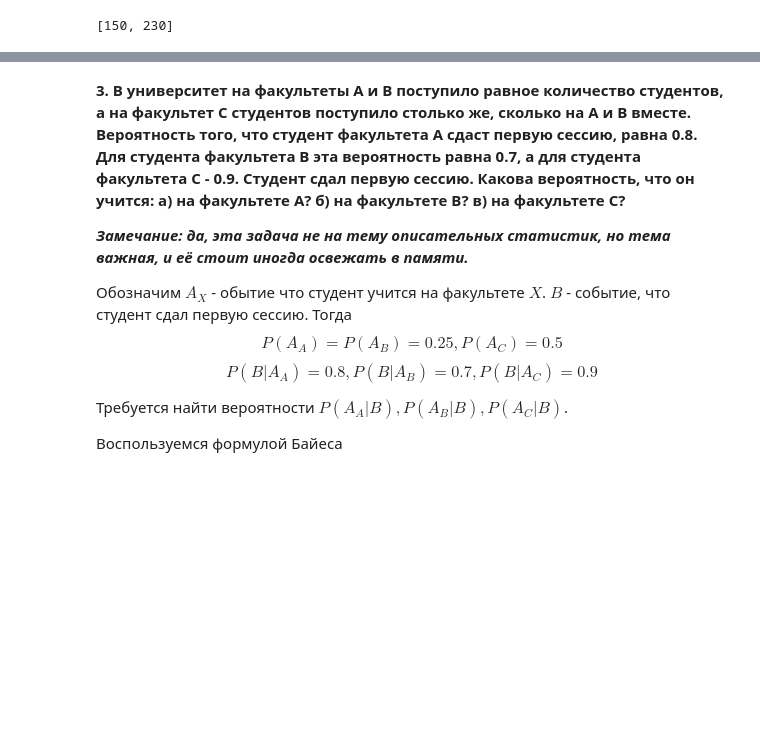
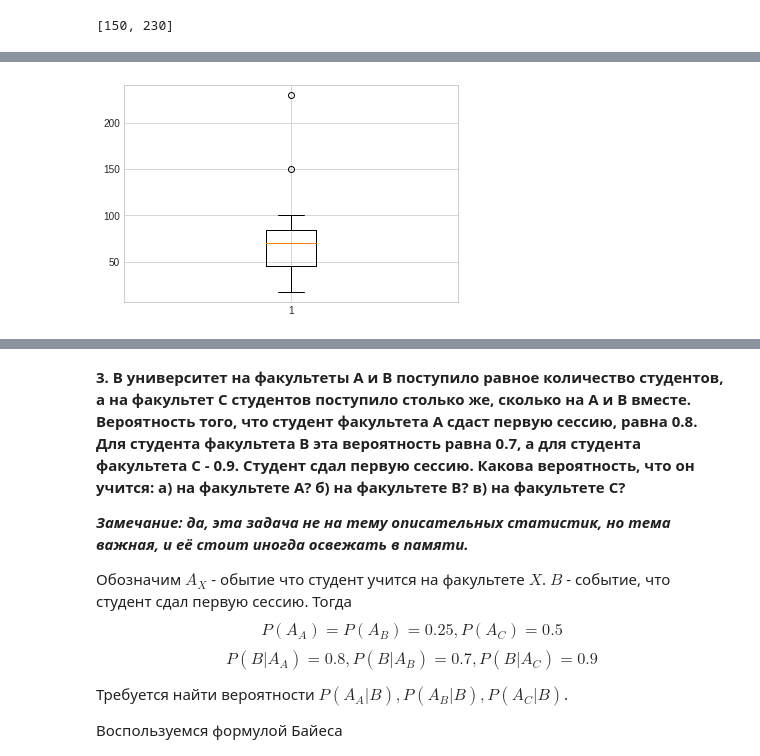
Before and after one commit to dimireme/gb_math_statistics, a Jupyter notebook: lesson_3.ipynb, the cells around one changed output, grey strips where cells are left out. Drawn from its saved outputs; the diff is of its cells as text; code cells hidden in the pictures; blank space fills up the shorter version.

```diff
--- a/lesson_3.ipynb
+++ b/lesson_3.ipynb
@@ -71,0 +86,5 @@ s_emissions
+# %%
+plt.boxplot(s)
+plt.show()
+# %% [output]
+[figure, added]
```
Also changed, not shown: parts of 5 cells of this notebook.
